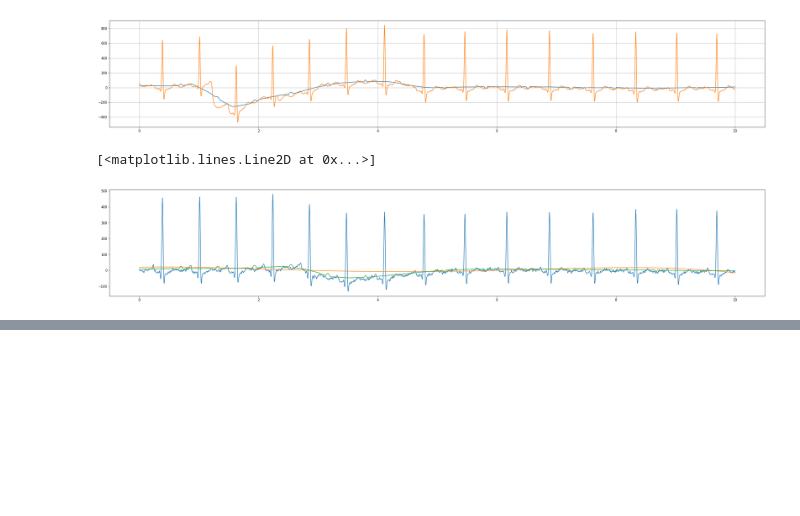
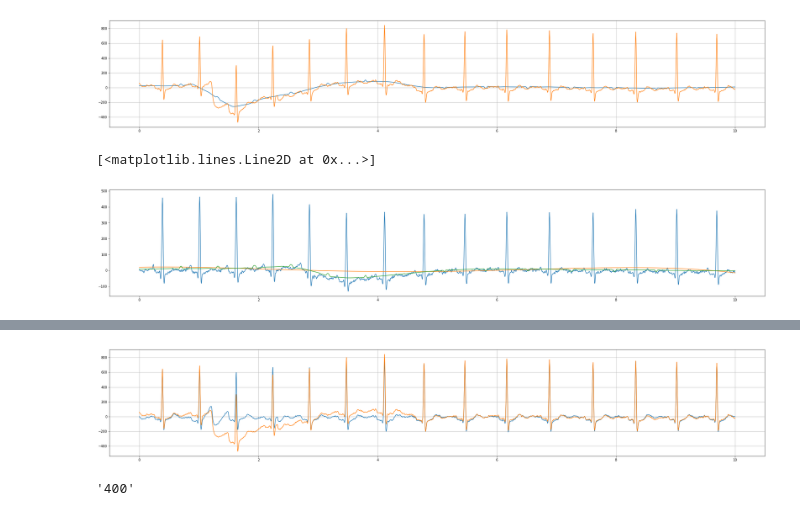
Before and after one commit to Hellinger/ECG-Manlio, a Jupyter notebook: ECG.ipynb, the cells around one changed output, grey strips where cells are left out. Cells and saved outputs as stored; diff of their text form; code cells hidden in the pictures; blank space fills up the shorter version.

```diff
--- a/ECG.ipynb
+++ b/ECG.ipynb
@@ -102,0 +119,13 @@ plt.plot(t, sg4)
+# %%
+filtered = high_pass_filter(ecg_signals[0,6,:], 5, 1.5, 500)
+plt.figure(figsize=[36,6])
+plt.plot(t, filtered)
+plt.plot(t, ecg_signals[0,6,:])
+plt.grid()
+plt.show()
+# %% [output]
+[figure, added]
+# %%
+ecg_info[0][16]
+# %% [output]
+'400'
```
Also changed, not shown: parts of 16 cells of this notebook.
